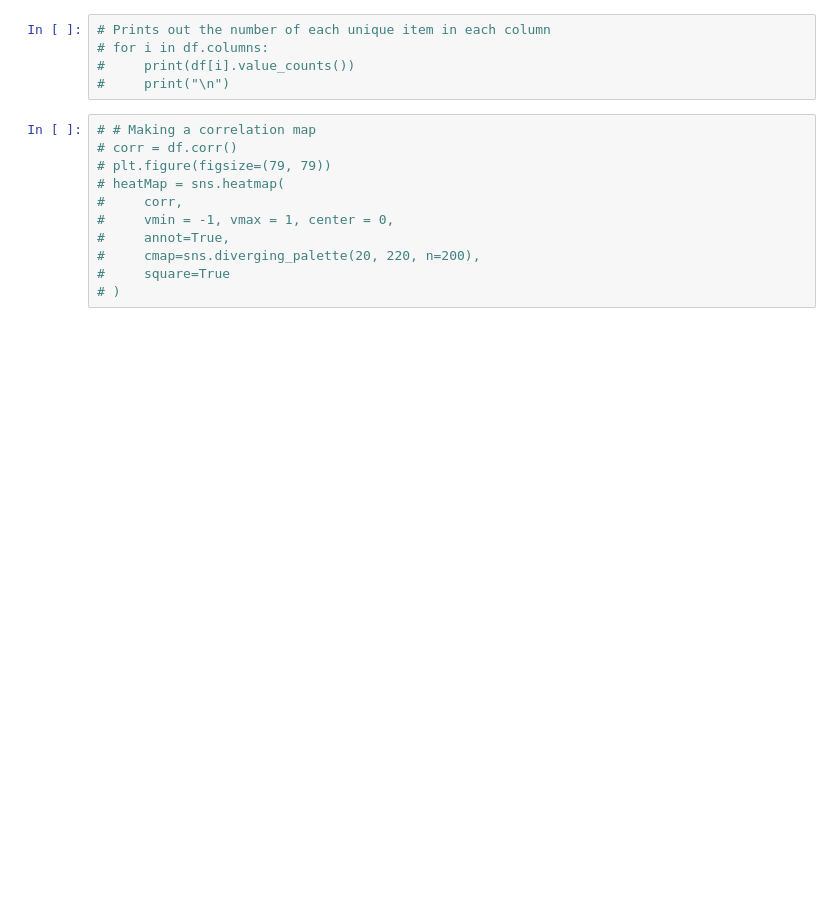
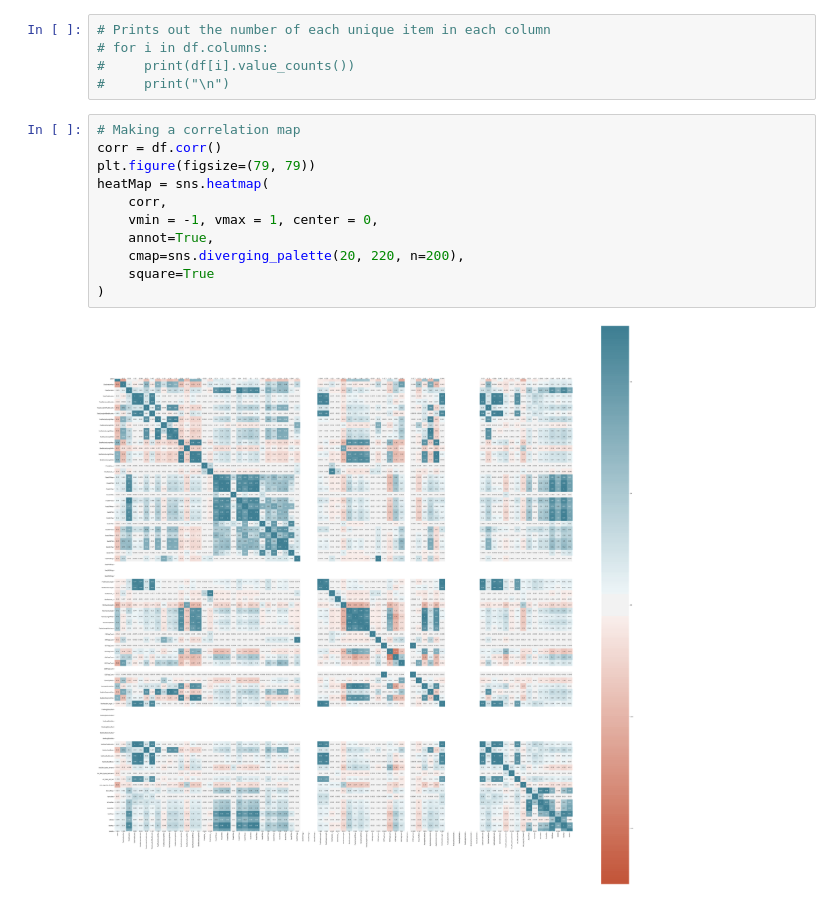
Before and after one commit to Alynoser/Capstone, a Jupyter notebook: DDoS.ipynb, the cells around one changed output. Saved outputs shown, nothing was run; the diff lists cells and outputs as text; blank space fills up the shorter version.

```diff
--- a/DDoS.ipynb
+++ b/DDoS.ipynb
@@ -94,14 +94,16 @@ df[['FlowPackets_s']] = df[['FlowPackets_s']].apply(pd.to_numeric)
 #     print(df[i].value_counts())
 #     print("\n")
 # %%
-# # Making a correlation map
-# corr = df.corr()
-# plt.figure(figsize=(79, 79))
-# heatMap = sns.heatmap(
-#     corr,
-#     vmin = -1, vmax = 1, center = 0,
-#     annot=True,
-#     cmap=sns.diverging_palette(20, 220, n=200),
-#     square=True
-# )
+# Making a correlation map
+corr = df.corr()
+plt.figure(figsize=(79, 79))
+heatMap = sns.heatmap(
+    corr,
+    vmin = -1, vmax = 1, center = 0,
+    annot=True,
+    cmap=sns.diverging_palette(20, 220, n=200),
+    square=True
+)
+# %% [output]
+[figure, added]
 # %%
```
Also changed, not shown: parts of 2 cells of this notebook.
